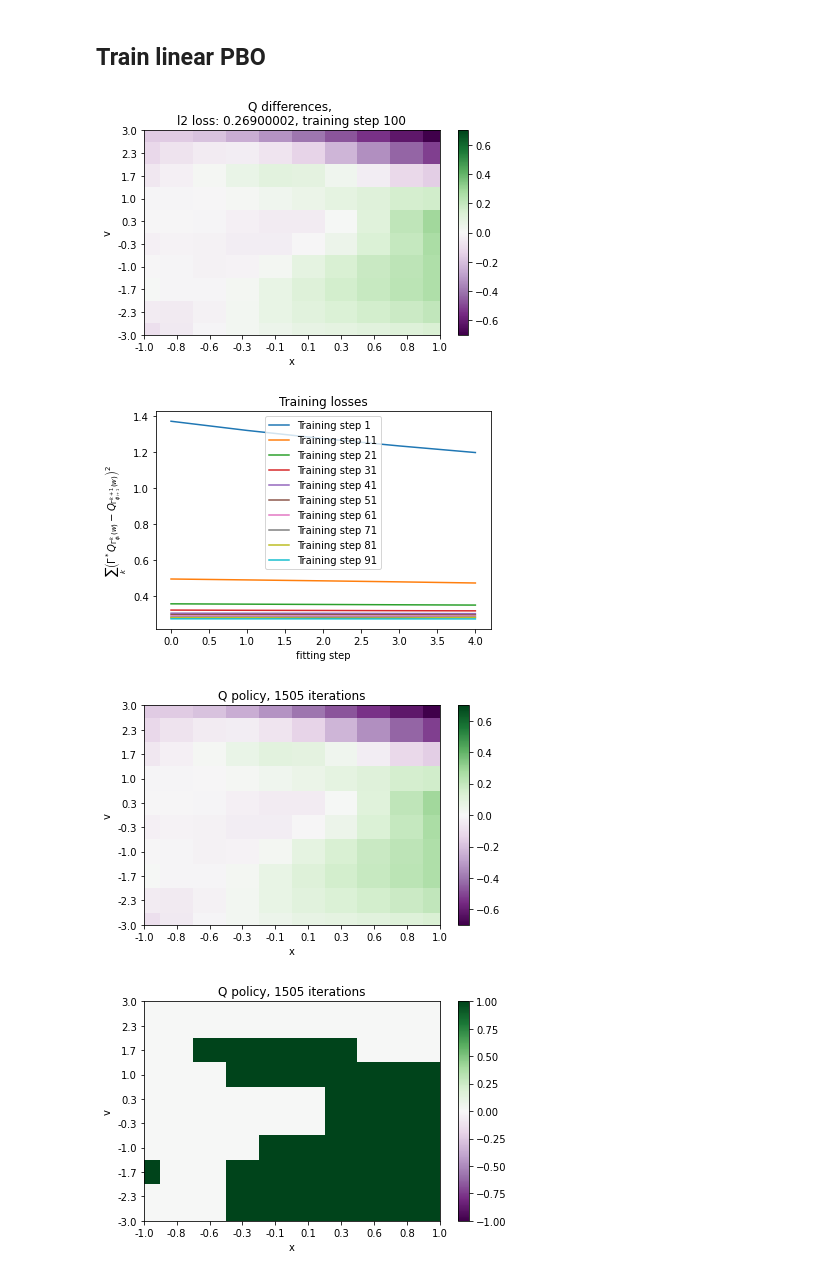
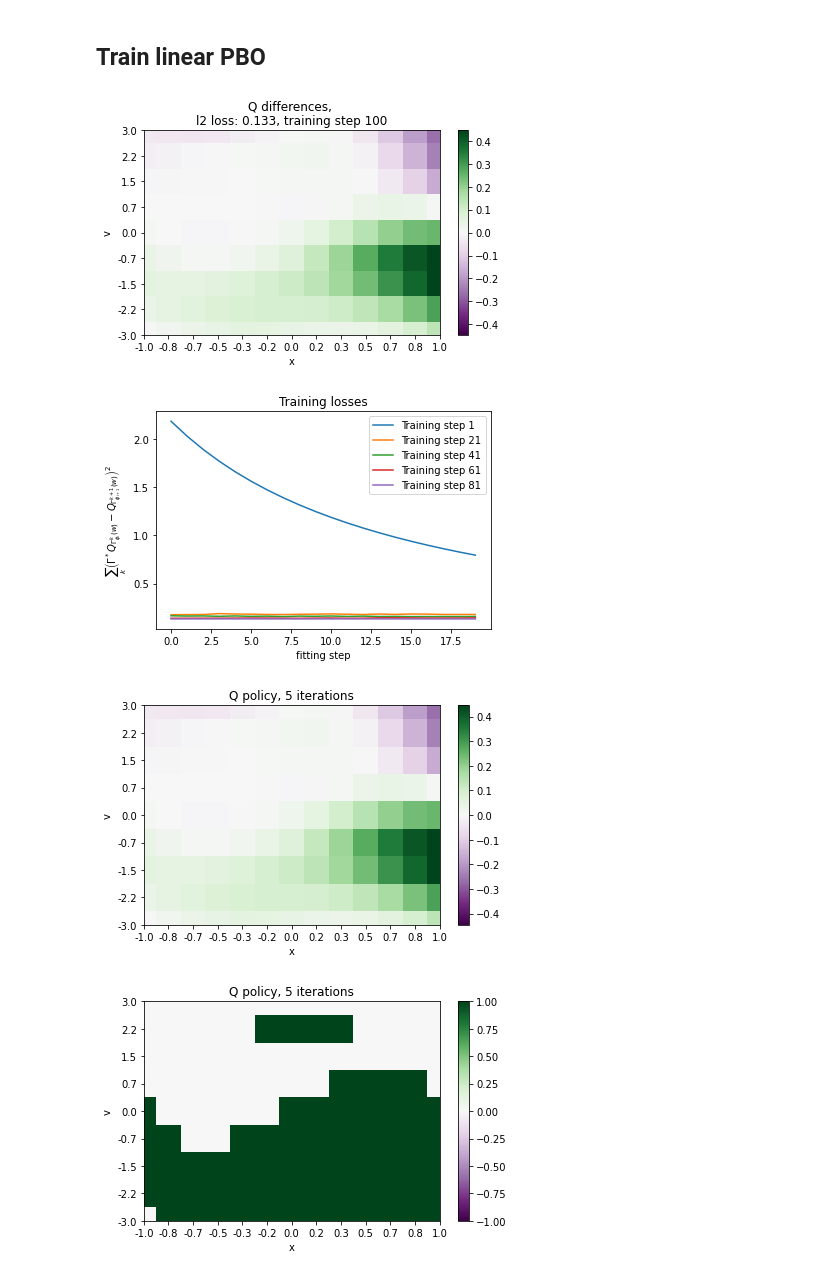
Before and after one commit to theovincent/PBO, a Jupyter notebook: pbo_car_on_hill.ipynb, the cells around one changed output. Drawn from its saved outputs; the diff is of its cells as text; code cells hidden in the pictures.

```diff
--- a/pbo_car_on_hill.ipynb
+++ b/pbo_car_on_hill.ipynb
@@ -233,7 +225,6 @@ DeviceArray([False], dtype=bool)
 ## Train Q with Fitted-Q
 # %%
 import matplotlib.pyplot as plt
-from tqdm.notebook import tqdm
 
 from pbo.sample_collection.dataloader import SampleDataLoader
 from pbo.networks.learnable_q import FullyConnectedQ
@@ -254,6 +245,7 @@ q = FullyConnectedQ(
     layers_dimension=layers_dimension,
     zero_initializer=True,
 )
+validation_initial_weight = q.to_weights(q.params)
 
 l2_losses = np.zeros((max_bellman_iterations, fitting_steps_q))
 
@@ -330,7 +322,6 @@ from pbo.weights_collection.weights_buffer import WeightsBuffer
 weights_buffer = WeightsBuffer()
 
 # Add initial validation weights
-validation_initial_weight = q.to_weights(q.params) * 0
 weights_buffer.add(validation_initial_weight)
 
 # Add randow weights
@@ -357,8 +348,6 @@ weights_buffer.cast_to_jax_array()
 # %% [markdown]
 ## Train linear PBO
 # %%
-from tqdm.notebook import tqdm
-
 from pbo.sample_collection.dataloader import SampleDataLoader
 from pbo.weights_collection.dataloader import WeightsDataLoader
 from pbo.networks.learnable_pbo import LinearPBO
@@ -367,13 +356,15 @@ from pbo.networks.learnable_pbo import LinearPBO
 data_loader_samples = SampleDataLoader(replay_buffer, batch_size_samples, shuffle_key)
 data_loader_weights = WeightsDataLoader(weights_buffer, batch_size_weights, shuffle_key)
 pbo = LinearPBO(q_pbo, max_bellman_iterations, True, pbo_network_key, learning_rate)  # add_infinity == True
-importance_iteration = jnp.ones(max_bellman_iterations + 1)
+importance_iteration = jnp.zeros(max_bellman_iterations + 1)
 
 l2_losses = np.ones((training_steps, fitting_steps)) * np.nan
 
 for training_step in range(training_steps):
+    if training_step // 20 <= max_bellman_iterations:
+        importance_iteration = jnp.linspace(max_bellman_iterations, training_step // 20 + 1, max_bellman_iterations + 1)
+    print(importance_iteration)
     params_target = pbo.params
-    # pbo.reset_optimizer()
 
     for fitting_step in range(fitting_steps):
         cumulative_l2_loss = 0
@@ -389,14 +380,16 @@ for training_step in range(training_steps):
 
         l2_losses[training_step, fitting_step] = cumulative_l2_loss
 
-    q_pbo.params = q.to_params(pbo.fixed_point(pbo.params))
-    diff_q_pbo = env.diff_q_mesh(q_pbo, states_x_visu, states_v_visu)
+    if (training_step + 1) % 5 == 0:
+        q_weight = pbo.fixed_point(pbo.params)
+        q_pbo.params = q_pbo.to_params(q_weight)
+        diff_q_pbo = env.diff_q_mesh(q_pbo, states_x_visu, states_v_visu)
 
-    q_visu_mesh.set_values(diff_q_pbo)
-    q_visu_mesh.show(f"Q differences, \nl2 loss: {str(jnp.round(cumulative_l2_loss, 3))}, training step {training_step + 1}", xlabel="x", ylabel="v")
+        q_visu_mesh.set_values(diff_q_pbo)
+        q_visu_mesh.show(f"Q differences, \nl2 loss: {str(jnp.round(cumulative_l2_loss, 3))}, training step {training_step + 1}", xlabel="x", ylabel="v")
 
 
-for training_step in range(0, training_steps, 10):
+for training_step in range(0, training_steps, max(training_steps // 5, 1)):
     plt.plot(l2_losses[training_step], label=f"Training step {training_step + 1}")
 
 plt.legend()
@@ -405,10 +398,10 @@ plt.ylabel(r"$\sum_{k} \left(\Gamma^*Q_{\Gamma_{\phi_i}^k(w)} - Q_{\Gamma_{\phi_
 plt.title("Training losses")
 plt.show()
 # %% [output]
-[figure, old version]
+[figure, new version]
-[figure, old version]
+[figure, new version]
 # %%
-test_bellman_iterations = max_bellman_iterations + 1500
+test_bellman_iterations = max_bellman_iterations
 
 q_weight = validation_initial_weight
 for _ in range(test_bellman_iterations):
@@ -424,9 +417,9 @@ q_visu_mesh = TwoDimesionsMesh(states_x_visu, states_v_visu, sleeping_time=0, ax
 q_visu_mesh.set_values(diff_q_pbo)
 q_visu_mesh.show(f"Q policy, {test_bellman_iterations} iterations", xlabel="x", ylabel="v")
 # %% [output]
-[figure, old version]
+[figure, new version]
 # %%
-q_visu_mesh.set_values((diff_q_pbo > 0).astype(float))
+q_visu_mesh.set_values((diff_q_pbo > 0.01).astype(float))
 q_visu_mesh.show(f"Q policy, {test_bellman_iterations} iterations", xlabel="x", ylabel="v")
 # %% [output]
-[figure, old version]
+[figure, new version]
```
Also changed, not shown: parts of 18 cells of this notebook, 1 other file.
